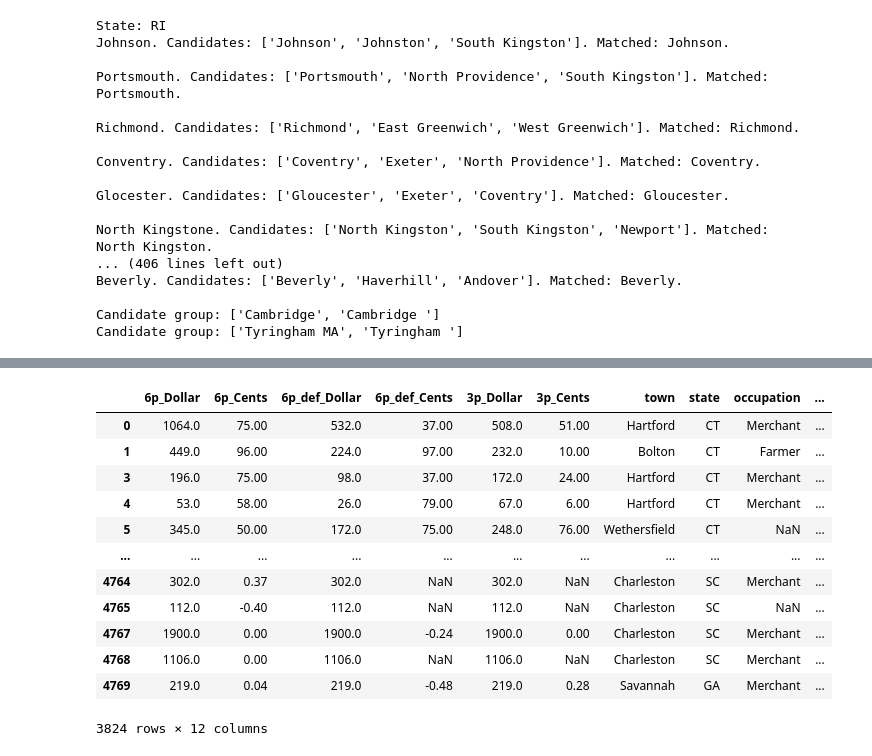
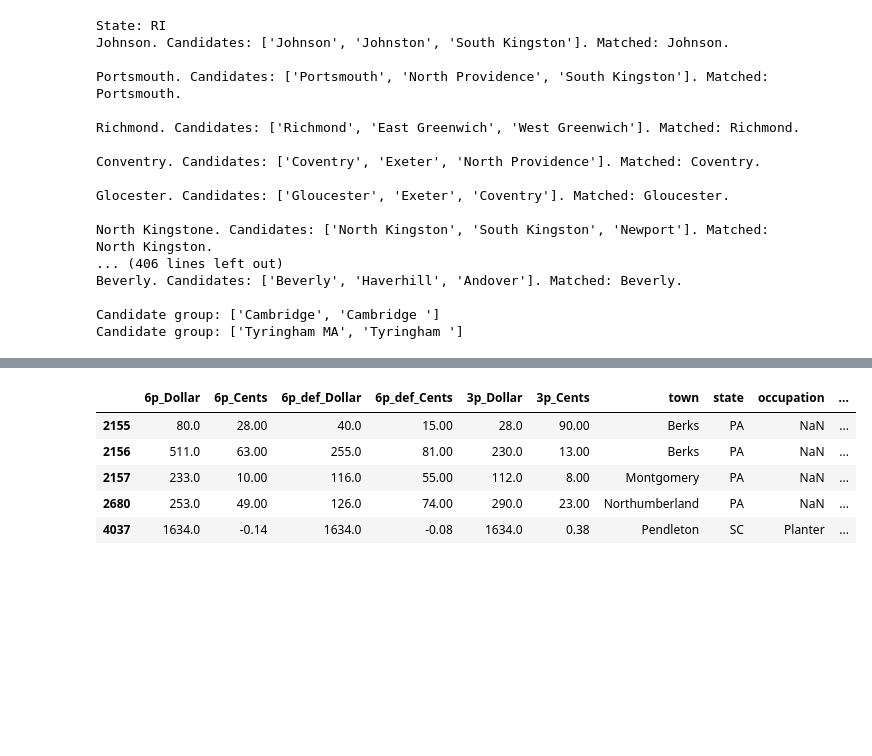
Before and after one commit to davidch2020/SPEOC-pt-1, a Jupyter notebook: S2022/Jiacheng's work/cleaning_town.ipynb, the cells around one changed output, grey strips where cells are left out. Saved outputs shown, nothing was run; the diff lists cells and outputs as text; code cells hidden in the pictures; blank space fills up the shorter version.

```diff
--- a/S2022/Jiacheng's work/cleaning_town.ipynb
+++ b/S2022/Jiacheng's work/cleaning_town.ipynb
@@ -366,16 +318,16 @@ Name: county, Length: 468, dtype: object
-# %%
-ASD_rest
-# %% [output]
-|  | 6p_Dollar | 6p_Cents | 6p_def_Dollar | 6p_def_Cents | 3p_Dollar | 3p_Cents | town | state | occupation | ... |
-| 0 | 1064.0 | 75.00 | 532.0 | 37.00 | 508.0 | 51.00 | Hartford | CT | Merchant | ... |
-| 1 | 449.0 | 96.00 | 224.0 | 97.00 | 232.0 | 10.00 | Bolton | CT | Farmer | ... |
-| 3 | 196.0 | 75.00 | 98.0 | 37.00 | 172.0 | 24.00 | Hartford | CT | Merchant | ... |
-| 4 | 53.0 | 58.00 | 26.0 | 79.00 | 67.0 | 6.00 | Hartford | CT | Merchant | ... |
-| 5 | 345.0 | 50.00 | 172.0 | 75.00 | 248.0 | 76.00 | Wethersfield | CT | NaN | ... |
-| ... | ... | ... | ... | ... | ... | ... | ... | ... | ... | ... |
-| 4764 | 302.0 | 0.37 | 302.0 | NaN | 302.0 | NaN | Charleston | SC | Merchant | ... |
-| 4765 | 112.0 | -0.40 | 112.0 | NaN | 112.0 | NaN | Charleston | SC | NaN | ... |
-| 4767 | 1900.0 | 0.00 | 1900.0 | -0.24 | 1900.0 | 0.00 | Charleston | SC | Merchant | ... |
-| 4768 | 1106.0 | 0.00 | 1106.0 | NaN | 1106.0 | NaN | Charleston | SC | Merchant | ... |
-| 4769 | 219.0 | 0.04 | 219.0 | -0.48 | 219.0 | 0.28 | Savannah | GA | Merchant | ... |
-3824 rows × 12 columns
+# %%
+ASD_merged = pd.merge(left=ASD_no_NA, right=matchlist, how='left', on=['state', 'orig_town'])
+CD_merged = pd.merge(left=ASD_no_NA, right=matchlist, how='left', on=['state', 'orig_town'])
+
+
+# select
+filter_ASD = ASD_merged.orig_town.str.contains('County') & ASD_merged.name_type.isna()
+filter_CD = CD_merged.orig_town.str.contains('County') & CD_merged.name_type.isna()
+ASD_merged.loc[filter_ASD]
+# %% [output]
+|  | 6p_Dollar | 6p_Cents | 6p_def_Dollar | 6p_def_Cents | 3p_Dollar | 3p_Cents | town | state | occupation | ... |
+| 2155 | 80.0 | 28.00 | 40.0 | 15.00 | 28.0 | 90.00 | Berks | PA | NaN | ... |
+| 2156 | 511.0 | 63.00 | 255.0 | 81.00 | 230.0 | 13.00 | Berks | PA | NaN | ... |
+| 2157 | 233.0 | 10.00 | 116.0 | 55.00 | 112.0 | 8.00 | Montgomery | PA | NaN | ... |
+| 2680 | 253.0 | 49.00 | 126.0 | 74.00 | 290.0 | 23.00 | Northumberland | PA | NaN | ... |
+| 4037 | 1634.0 | -0.14 | 1634.0 | -0.08 | 1634.0 | 0.38 | Pendleton | SC | Planter | ... |
```
Also changed, not shown: parts of 11 cells of this notebook, 3 other files.
